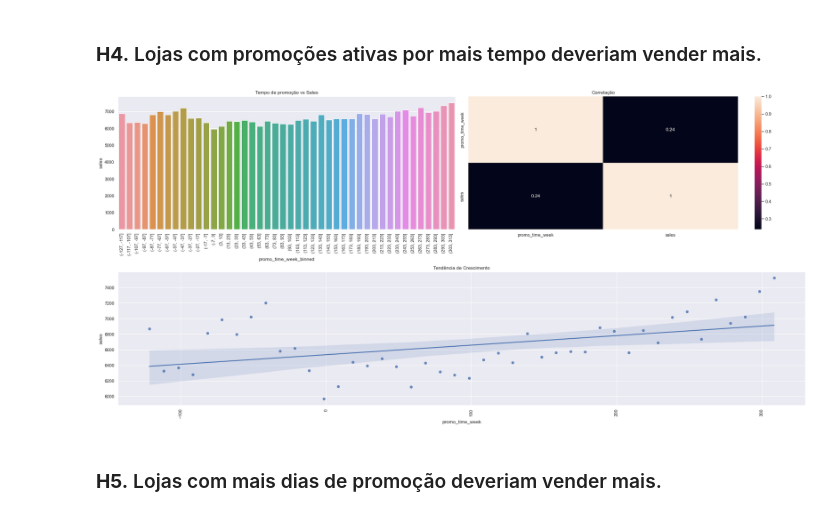
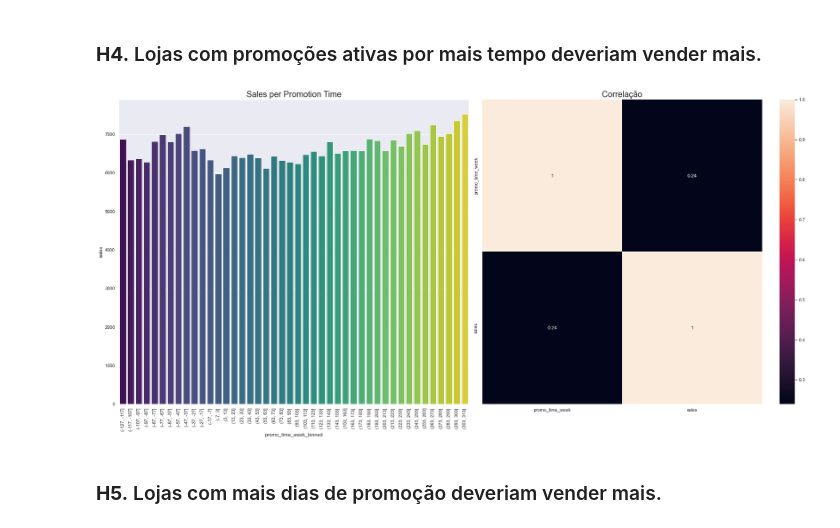
Before and after one commit to ArthurMesquita96/Rossmann-Predict-Sales, a Jupyter notebook: m09_v01_store_sales_predicton.ipynb, the cells around one changed output. Saved outputs shown, nothing was run; the diff lists cells and outputs as text; code cells hidden in the pictures.

```diff
--- a/m09_v01_store_sales_predicton.ipynb
+++ b/m09_v01_store_sales_predicton.ipynb
@@ -705,31 +798,32 @@ sns.heatmap(aux2.corr(method='pearson'),annot=True);
 # %%
 aux1 = df4[['promo_time_week','sales']].groupby('promo_time_week').mean().reset_index()
 
 bins = list(np.arange(aux1['promo_time_week'].min()-1,aux1['promo_time_week'].max()+1,10))
 aux1['promo_time_week_binned'] = pd.cut(aux1['promo_time_week'],bins=bins)
 
 aux2 = aux1.groupby('promo_time_week_binned').mean().reset_index()
 
-grid = GridSpec(2,2)
+grid = GridSpec(1,2)
 
 plt.subplot(grid[0,0])
-sns.barplot(x='promo_time_week_binned', y='sales', data=aux2);
-plt.title('Tempo de promoção vs Sales')
+sns.barplot(x='promo_time_week_binned', y='sales', data=aux2, palette='viridis');
+plt.title('Sales per Promotion Time',fontsize=20)
 plt.xticks(rotation=90);
 plt.tight_layout()
 
-plt.subplot(grid[1,:])
-sns.regplot(x='promo_time_week', y='sales',data=aux2);
-plt.xticks(rotation=90);
-plt.title('Tendência de Crescimento')
-plt.tight_layout()
+# plt.subplot(grid[1,:])
+# sns.regplot(x='promo_time_week', y='sales',data=aux2);
+# plt.xticks(rotation=90);
+# plt.title('Tendence of Sales Per Promotion Time',fontsize=20)
+# plt.tight_layout()
 
 plt.subplot(grid[0,1])
 sns.heatmap(aux1.corr(method='pearson'),annot=True);
-plt.title('Correlação')
+plt.title('Correlação',fontsize=20)
 plt.tight_layout()
+plt.savefig("img//H4.png",dpi=300)
 # %% [output]
-[figure, old version]
+[figure, new version]
 # %% [markdown]
 ### **H5.** Lojas com mais dias de promoção deveriam vender mais.
 # %% [markdown]
```
Also changed, not shown: parts of 56 cells of this notebook, 11 other files.
